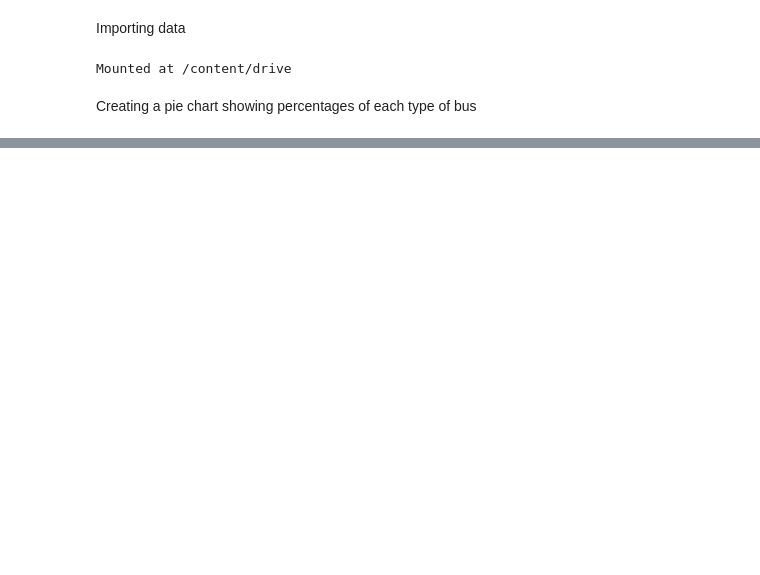
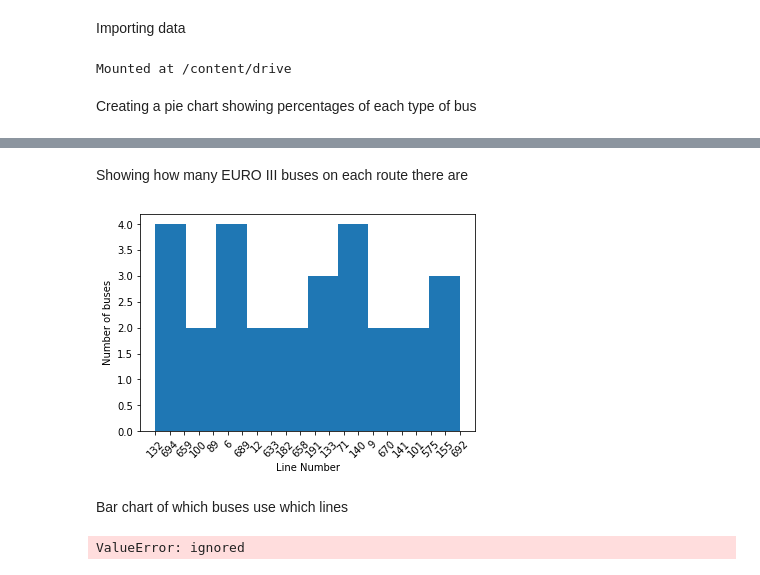
Before and after one commit to JackSandford/ECK, a Jupyter notebook: Self_data_project.ipynb, the cells around one changed output, grey strips where cells are left out. Cells and saved outputs as stored; diff of their text form; code cells hidden in the pictures; blank space fills up the shorter version.

```diff
--- a/Self_data_project.ipynb
+++ b/Self_data_project.ipynb
@@ -73,5 +73,7 @@ def types_of_buses():
   #return percentage3
 types_of_buses()
 
+mvj = pd.json_normalize(ohod.MonitoredVehicleJourney)
+
 #display(euro3regs)
 # %% [output]
@@ -92,0 +83,15 @@ def euro3only():
+# %%
+def euro_class_only(df, euro):
+  euroxbuses = []
+  euroxregslist = []
+  mvj = pd.json_normalize(df.MonitoredVehicleJourney)
+  euroxregs = regs[regs['Emission Class'] == euro]
+  for reg in euroxregs['Last tracked']:
+    euroxregslist.append(reg)
+  euroxbuses = mvj[mvj['VehicleRef'].isin(euroxregslist)]
+  return euroxbuses
+
+euro3_buses = euro_class_only(ohod, 'EURO III')
+print(len(euro3_buses))
+
+display(euro3_buses)
@@ -92,0 +117,48 @@ def euro3only():
+# %% [markdown]
+Showing how many EURO III buses on each route there are
+# %%
+# def hist(df, column):
+#   histdict = {}
+#   for number in df[column]:
+#     if histdict.get(number,0) == 0:
+#       histdict[number] = 1
+#     elif histdict.get(number,0) > 0:
+#       histdict.get(number,0) = histdict.get(number,0) + 1
+
+
+# hist(euro3_buses, 'LineRef')
+
+def show_hist(df,column):
+  plt.hist(df[column])
+  plt.xticks(rotation = 45)
+  plt.xlabel('Line Number')
+  plt.ylabel('Number of buses')
+  plt.show()
+
+show_hist(euro3_buses, 'LineRef')
+# %% [output]
+[figure, added]
+# %% [markdown]
+Bar chart of which buses use which lines
+# %%
+def barhist(df, column):
+  histdict = {}
+  for number in df[column]:
+    if histdict.get(number,0) == 0:
+      histdict[number] = 1
+    elif histdict.get(number,0) > 0:
+      histdict[number] = histdict.get(number,0) + 1
+  return histdict
+
+histdict3 = barhist(euro3_buses, 'LineRef')
+
+def drawbar():
+  stack = pd.DataFrame()
+  stack['Line'] = mvj['LineRef']
+  stack['EURO III'] = histdict3
+  hist pd.DataFrame.from_dict(data)
+
+drawbar()
+display(stack)
+# %% [output]
+ValueError: ignored
```
Also changed, not shown: parts of 5 cells of this notebook.
